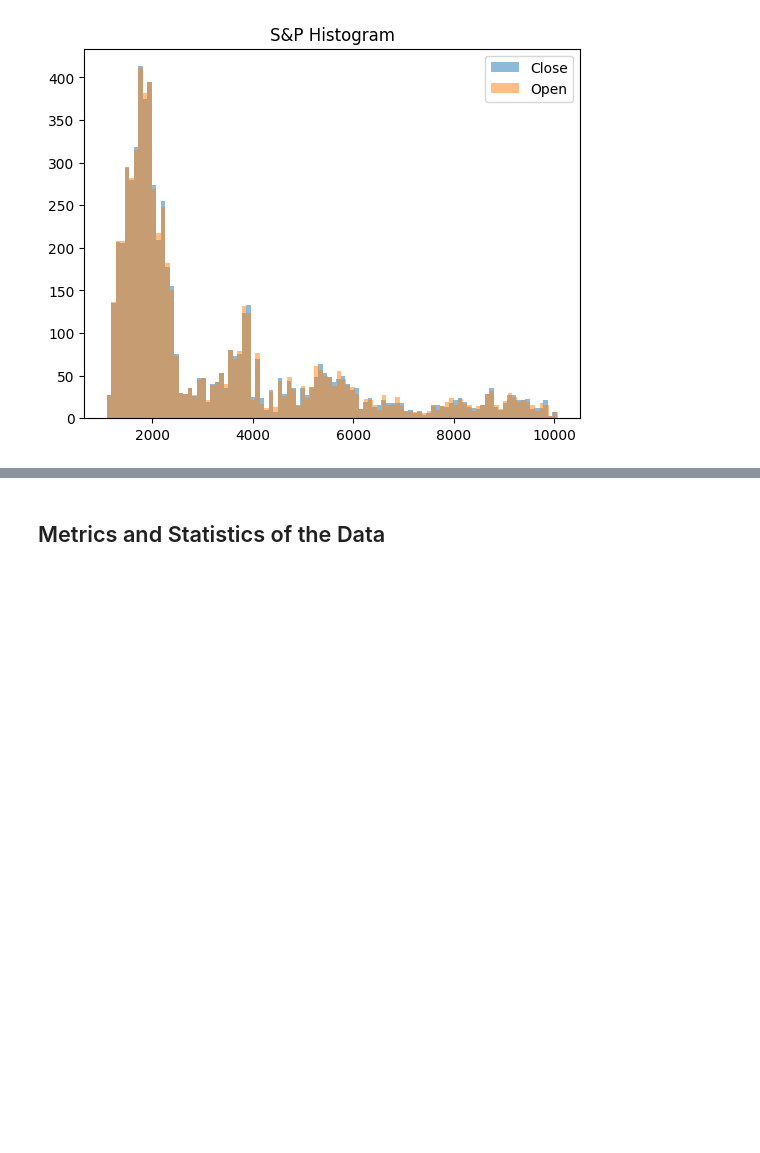
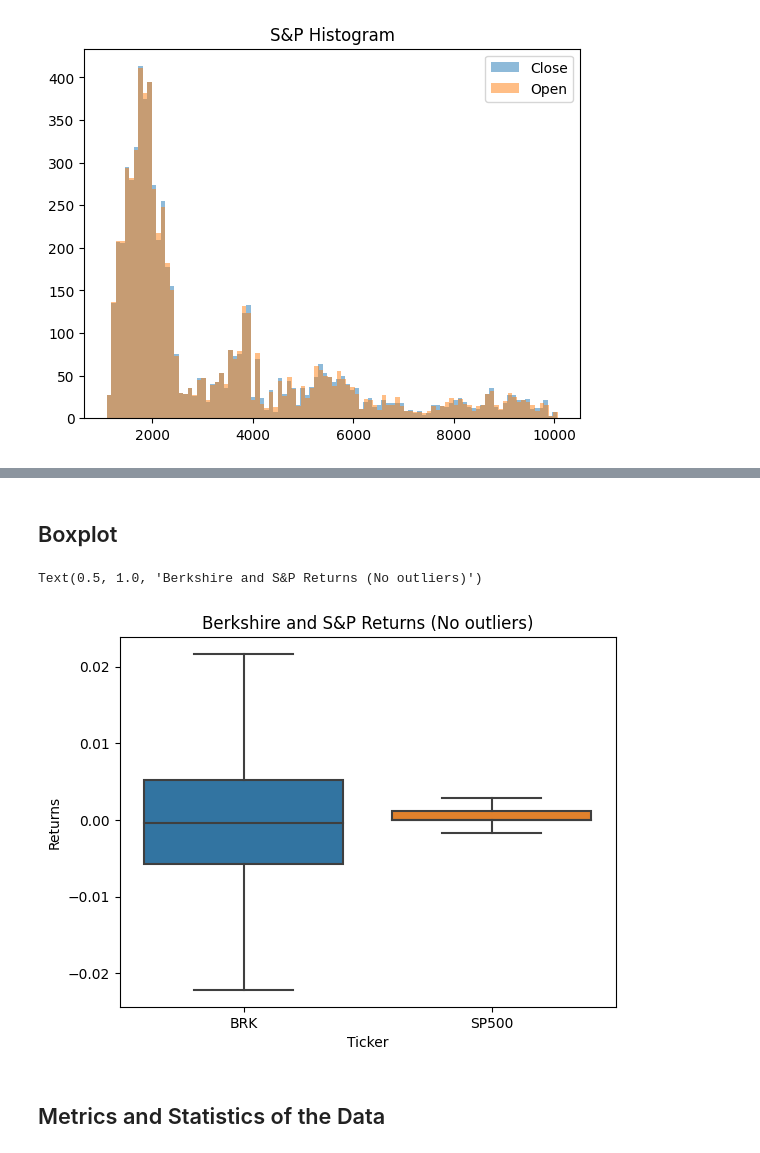
Before and after one commit to ClessonR/BerkshireHathwayAnalysis, a Jupyter notebook: BerkshireAnalysis.ipynb, the cells around one changed output, grey strips where cells are left out. Saved outputs shown, nothing was run; the diff lists cells and outputs as text; code cells hidden in the pictures; blank space fills up the shorter version.

```diff
--- a/BerkshireAnalysis.ipynb
+++ b/BerkshireAnalysis.ipynb
@@ -67,3 +95,16 @@ Text(0.5, 1.0, 'S&P Histogram')
+# %%
+berkshire['Ticker'] = 'BRK'
+s_p['Ticker'] = 'SP500'
+df = pd.concat([berkshire, s_p], ignore_index=True)
+df = df[['Ticker', 'Returns']]
+# %% [markdown]
+## Boxplot
+# %%
+sns.boxplot(x='Ticker', y='Returns', data=df, showfliers = False)
+plt.title('Berkshire and S&P Returns (No outliers)')
+# %% [output]
+Text(0.5, 1.0, 'Berkshire and S&P Returns (No outliers)')
+[figure, added]
 # %% [markdown]
 ## Metrics and Statistics of the Data
 # %%
```
Also changed, not shown: parts of 4 cells of this notebook, 1 other file.
